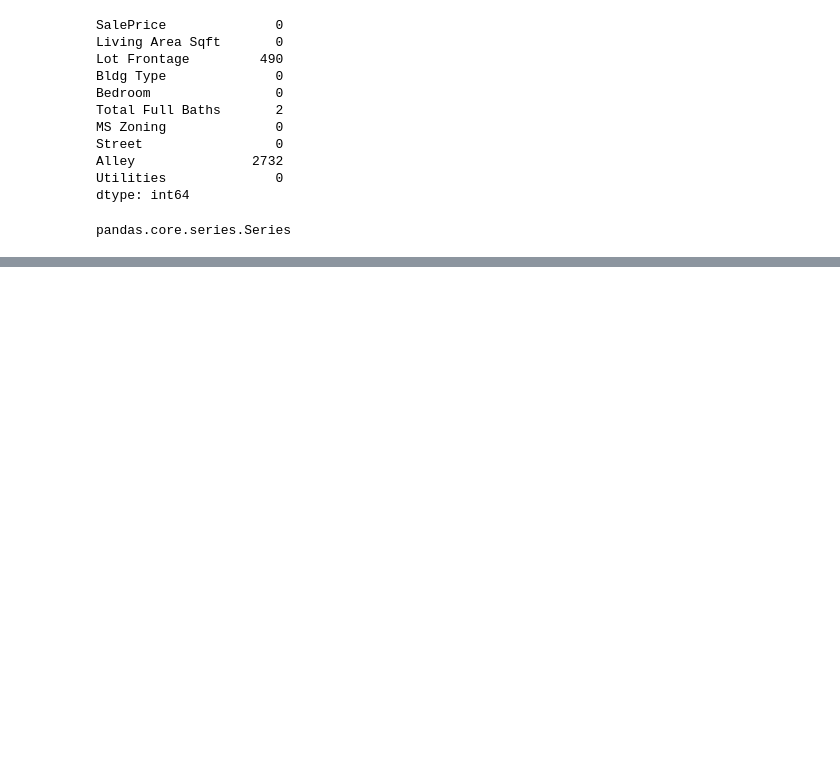
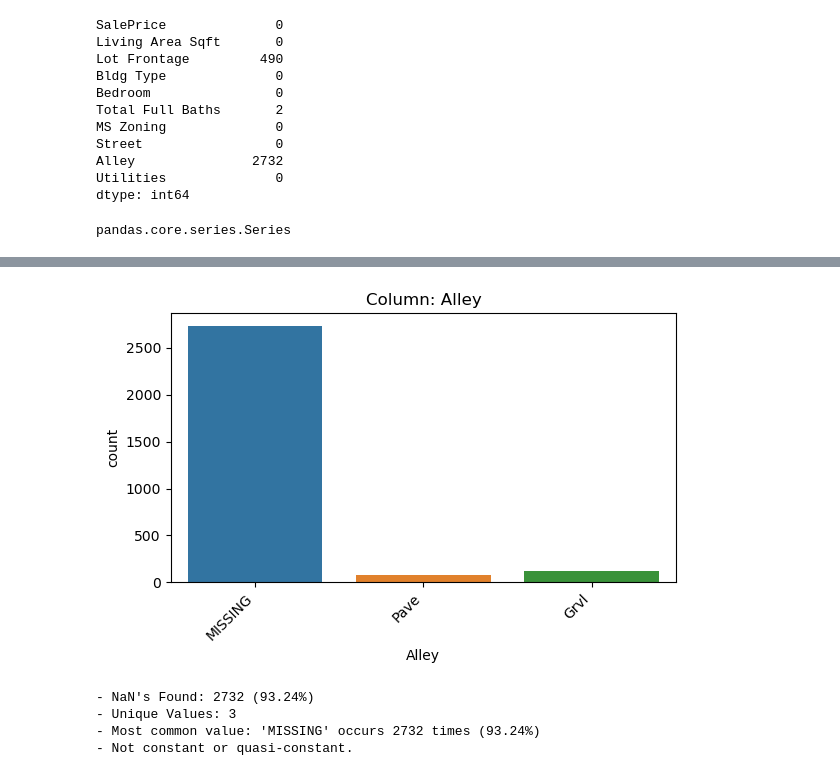
Before and after one commit to sof2401/Advanced-ML, a Jupyter notebook: Dataframes and String Outputs.ipynb, the cells around one changed output, grey strips where cells are left out. Saved outputs shown, nothing was run; the diff lists cells and outputs as text; code cells hidden in the pictures; blank space fills up the shorter version.

```diff
--- a/Dataframes and String Outputs.ipynb
+++ b/Dataframes and String Outputs.ipynb
@@ -118,0 +192,9 @@ pandas.core.series.Series
+# %%
+# Save the output of the function
+fig, ax = explore_categorical(df, 'Alley')
+# %% [output]
+[figure, added]
+- NaN's Found: 2732 (93.24%)
+- Unique Values: 3
+- Most common value: 'MISSING' occurs 2732 times (93.24%)
+- Not constant or quasi-constant.
```
Also changed, not shown: parts of 10 cells of this notebook, 8 other files.
